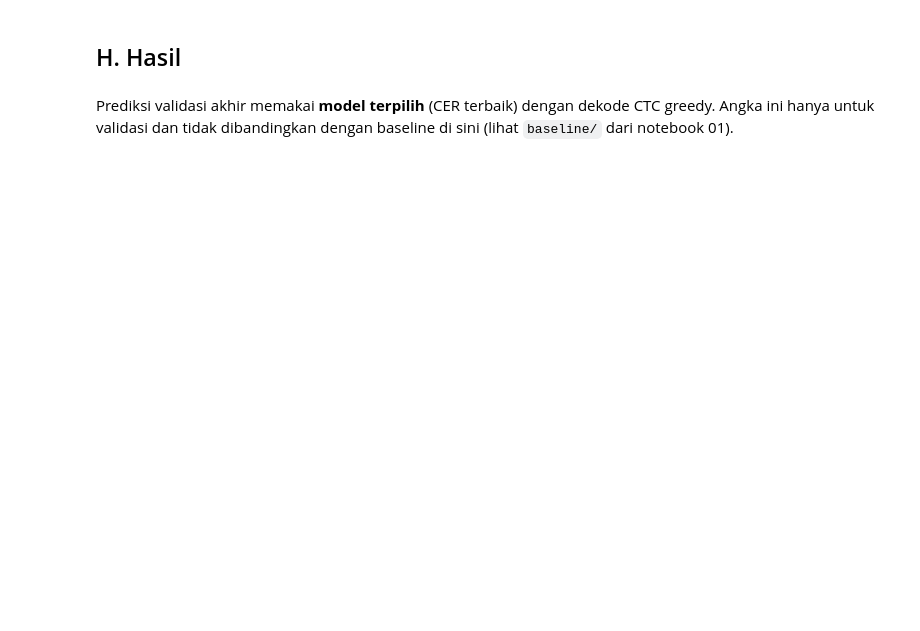
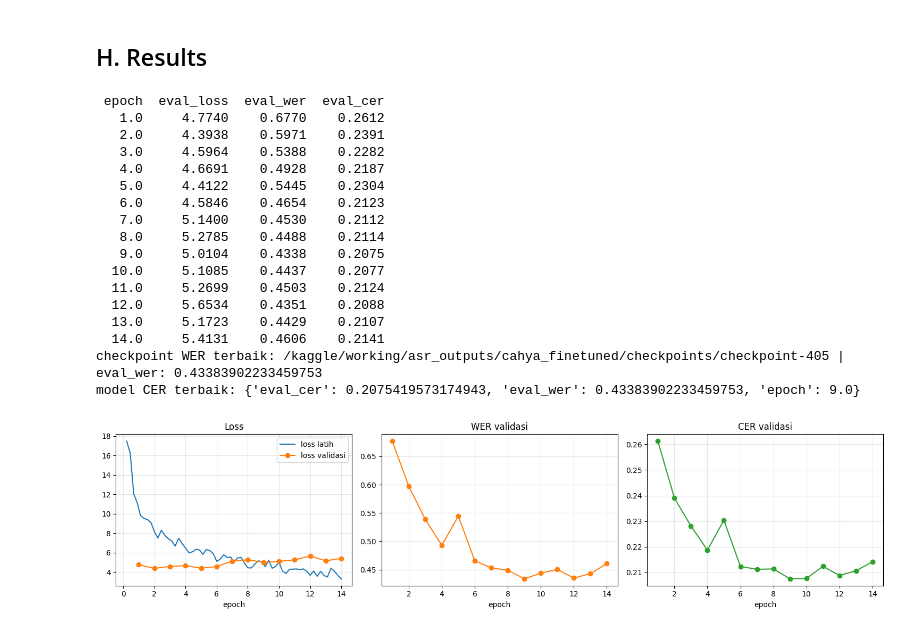
Before and after one commit to 0xNathaniel/sundanese-asr, a Jupyter notebook: ASR/notebooks/02_finetune_cahya.ipynb, the cells around one changed output. Cells and saved outputs as stored; diff of their text form; code cells hidden in the pictures; blank space fills up the shorter version.

Commit message:
feat: align the notebook with Cahya's notebook on the fine tuning

```diff
--- a/ASR/notebooks/02_finetune_cahya.ipynb
+++ b/ASR/notebooks/02_finetune_cahya.ipynb
@@ -17,6 +19,6 @@ Prasyarat: **GPU T4** dan **Internet = On** untuk unduhan awal checkpoint (atau
 # %%
 # Ubah sesuai nama dataset Kaggle yang dilampirkan melalui Add Input.
-DATASET_ROOT = "/kaggle/input/<dataset-slug>"
+DATASET_ROOT = "/kaggle/input/datasets/peterwongsoredjo/sundanese-asr-corpus"
 OUTPUT_ROOT = "/kaggle/working/asr_outputs"  # Folder input Kaggle hanya dapat dibaca
 SEED = 42
 USE_ALL_GPUS = True  # Isi False untuk memakai satu GPU saja bila pelatihan multi-GPU bermasalah
@@ -26,14 +28,13 @@ import subprocess
 import sys
 from dataclasses import dataclass
 from pathlib import Path
+import gc
 import inspect
 import json
 import os
 import platform
 import random
-import re
-import sys
-import unicodedata
+import time
 
 # Harus diatur sebelum torch memakai CUDA agar GPU kedua benar-benar tersembunyi.
 if not USE_ALL_GPUS:
@@ -46,11 +47,10 @@ if missing:
     print("Terpasang:", missing, "- bila impor gagal, pilih Run > Restart session lalu jalankan ulang.")
 
 from huggingface_hub import model_info
-from transformers import EarlyStoppingCallback, Trainer
+from transformers import EarlyStoppingCallback, Trainer, TrainerCallback
 from transformers import TrainingArguments
 from transformers import Wav2Vec2CTCTokenizer, Wav2Vec2ForCTC, Wav2Vec2Processor
 from transformers.trainer_utils import get_last_checkpoint
-import hashlib
 import jiwer
 import matplotlib.pyplot as plt
 import numpy as np
@@ -543,0 +560,12 @@ print("encode-decode konsisten | config.vocab_size =", model.config.vocab_size,
+# %%
+CAHYA_MODEL_CONFIG = {"attention_dropout": 0.1, "hidden_dropout": 0.1, "feat_proj_dropout": 0.0,
+                      "mask_time_prob": 0.3, "layerdrop": 0.1,
+                      "ctc_loss_reduction": "mean", "ctc_zero_infinity": True}
+
+for key, expected in CAHYA_MODEL_CONFIG.items():
+    actual = getattr(model.config, key)
+    print(f"{key:20} model={actual!s:6} Cahya={expected}")
+    assert actual == expected, f"{key} berbeda dari resep Cahya"
+
+MODEL_VOCAB_SIZE = model.config.vocab_size
+del model  # Setiap pelatihan di bawah memuat model baru dari checkpoint yang sama
@@ -579,0 +738,11 @@ print(gpu_mem())
+# %%
+cfg["training"]["learning_rate"] = BEST_LR
+CKPT_DIR = os.path.join(RUN_DIR, "checkpoints")
+checkpoint = last_checkpoint(CKPT_DIR) if RESUME_FROM_CHECKPOINT else None
+best_cer_saver = SaveBestCER(os.path.join(RUN_DIR, "best_cer"), resume=checkpoint is not None)
+trainer = build_trainer(cfg, CKPT_DIR, callbacks=[
+    EarlyStoppingCallback(early_stopping_patience=cfg["training"]["early_stopping_patience"]), best_cer_saver])
+print("parameter terlatih: %.1fM" % (sum(p.numel() for p in trainer.model.parameters() if p.requires_grad) / 1e6), "|", gpu_mem())
+print("learning rate:", BEST_LR, "| melanjutkan dari:", checkpoint)
+trainer.train(resume_from_checkpoint=checkpoint)
+print(gpu_mem())
@@ -580,11 +769,28 @@ print(gpu_mem())
 # %% [markdown]
-## H. Hasil
+## H. Results
 # %%
-hist = history_frame(trainer)
-plot_history(hist).show()
-ev = hist[hist["eval_cer"].notna()]
+history = history_frame(trainer)
+plot_history(history).show()
+ev = history[history["eval_wer"].notna()]
 print(ev[["epoch", "eval_loss", "eval_wer", "eval_cer"]].round(4).to_string(index=False))
-print("checkpoint terpilih:", trainer.state.best_model_checkpoint, "| eval_cer terbaik:", trainer.state.best_metric)
-print(f"CER validasi terbaik = {ev.eval_cer.min():.4f} | WER validasi terbaik = {ev.eval_wer.min():.4f} (minimum antar epoch; pemilihan berdasarkan CER)")
+print("checkpoint WER terbaik:", trainer.state.best_model_checkpoint, "| eval_wer:", trainer.state.best_metric)
+print("model CER terbaik:", best_cer_saver.best)
+# %% [output]
+ epoch  eval_loss  eval_wer  eval_cer
+   1.0     4.7740    0.6770    0.2612
+   2.0     4.3938    0.5971    0.2391
+   3.0     4.5964    0.5388    0.2282
+   4.0     4.6691    0.4928    0.2187
+   5.0     4.4122    0.5445    0.2304
+   6.0     4.5846    0.4654    0.2123
+   7.0     5.1400    0.4530    0.2112
+   8.0     5.2785    0.4488    0.2114
+   9.0     5.0104    0.4338    0.2075
+  10.0     5.1085    0.4437    0.2077
+  11.0     5.2699    0.4503    0.2124
+  12.0     5.6534    0.4351    0.2088
+  13.0     5.1723    0.4429    0.2107
+  14.0     5.4131    0.4606    0.2141
+checkpoint WER terbaik: /kaggle/working/asr_outputs/cahya_finetuned/checkpoints/checkpoint-405 | eval_wer: 0.43383902233459753
+model CER terbaik: {'eval_cer': 0.2075419573174943, 'eval_wer': 0.43383902233459753, 'epoch': 9.0}
+[figure, added]
-# %% [markdown]
-Prediksi validasi akhir memakai **model terpilih** (CER terbaik) dengan dekode CTC greedy. Angka ini hanya untuk validasi dan tidak dibandingkan dengan baseline di sini (lihat `baseline/` dari notebook 01).
```
Also changed, not shown: parts of 45 cells of this notebook.
